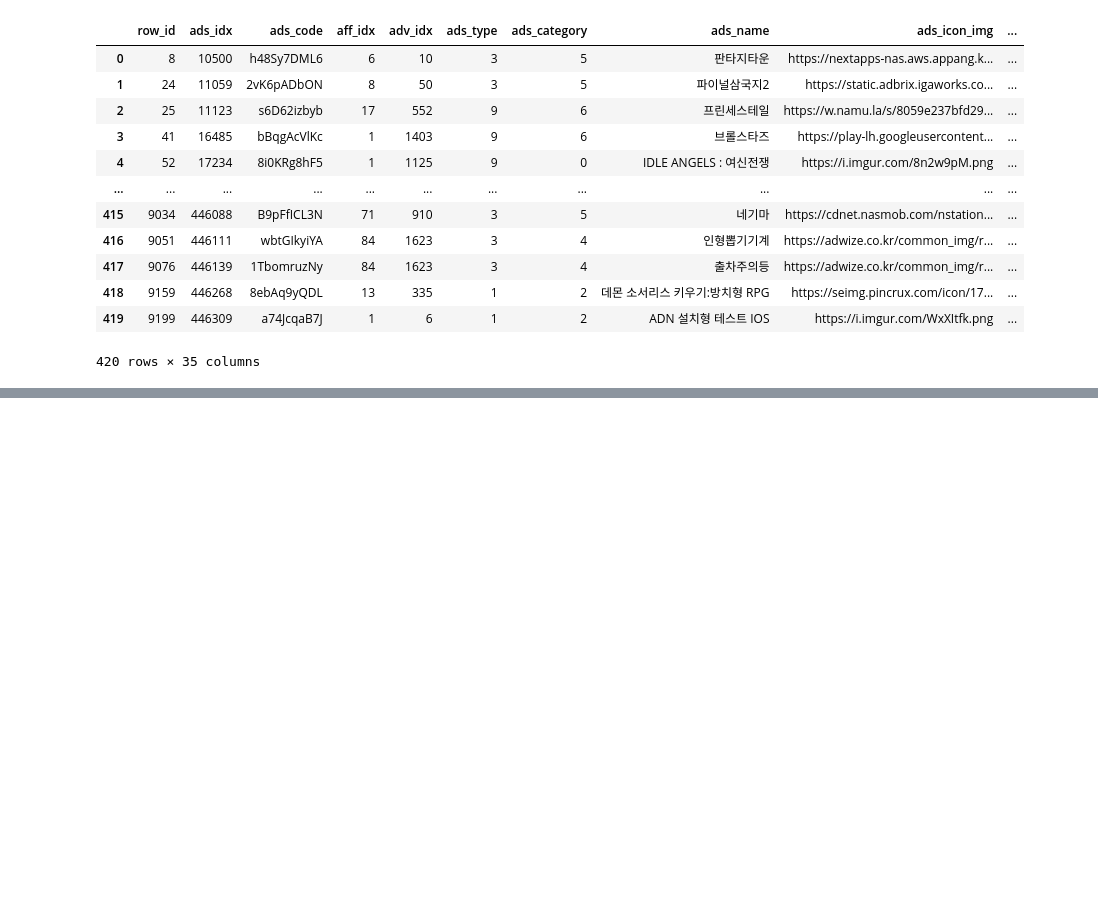
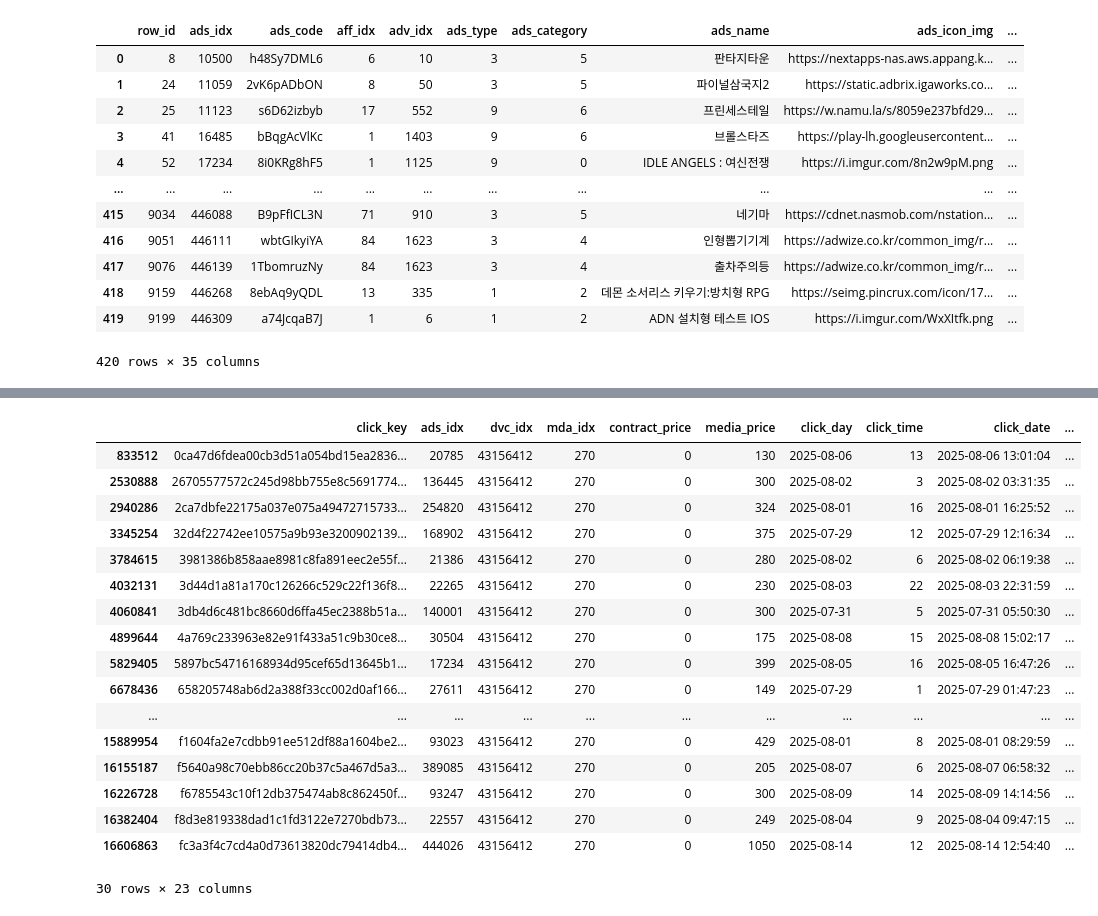
Before and after one commit to sese7414/reward_ads_project, a Jupyter notebook: Jiwon/eda.ipynb, the cells around one changed output, grey strips where cells are left out. Drawn from its saved outputs; the diff is of its cells as text; code cells hidden in the pictures; blank space fills up the shorter version.

```diff
--- a/Jiwon/eda.ipynb
+++ b/Jiwon/eda.ipynb
@@ -788,0 +683,3 @@ def map_with_ios(df, name_col="ads_name", thr=85, sleep=0.2):
+# %%
+user_43156412 = records_cln[records_cln['dvc_idx']==43156412]
+user_43156412
@@ -788,0 +700,21 @@ def map_with_ios(df, name_col="ads_name", thr=85, sleep=0.2):
+# %%
+user_43156412[user_43156412['conversion']==1]
+# %% [output]
+|  | click_key | ads_idx | dvc_idx | mda_idx | contract_price | media_price | click_day | click_time | click_date | ... |
+| 833512 | 0ca47d6fdea00cb3d51a054bd15ea2836... | 20785 | 43156412 | 270 | 0 | 130 | 2025-08-06 | 13 | 2025-08-06 13:01:04 | ... |
+| 2530888 | 26705577572c245d98bb755e8c5691774... | 136445 | 43156412 | 270 | 0 | 300 | 2025-08-02 | 3 | 2025-08-02 03:31:35 | ... |
+| 2940286 | 2ca7dbfe22175a037e075a49472715733... | 254820 | 43156412 | 270 | 0 | 324 | 2025-08-01 | 16 | 2025-08-01 16:25:52 | ... |
+| 3345254 | 32d4f22742ee10575a9b93e3200902139... | 168902 | 43156412 | 270 | 0 | 375 | 2025-07-29 | 12 | 2025-07-29 12:16:34 | ... |
+| 3784615 | 3981386b858aae8981c8fa891eec2e55f... | 21386 | 43156412 | 270 | 0 | 280 | 2025-08-02 | 6 | 2025-08-02 06:19:38 | ... |
+| 4032131 | 3d44d1a81a170c126266c529c22f136f8... | 22265 | 43156412 | 270 | 0 | 230 | 2025-08-03 | 22 | 2025-08-03 22:31:59 | ... |
+| 4060841 | 3db4d6c481bc8660d6ffa45ec2388b51a... | 140001 | 43156412 | 270 | 0 | 300 | 2025-07-31 | 5 | 2025-07-31 05:50:30 | ... |
+| 4899644 | 4a769c233963e82e91f433a51c9b30ce8... | 30504 | 43156412 | 270 | 0 | 175 | 2025-08-08 | 15 | 2025-08-08 15:02:17 | ... |
+| 5829405 | 5897bc54716168934d95cef65d13645b1... | 17234 | 43156412 | 270 | 0 | 399 | 2025-08-05 | 16 | 2025-08-05 16:47:26 | ... |
+| 6678436 | 658205748ab6d2a388f33cc002d0af166... | 27611 | 43156412 | 270 | 0 | 149 | 2025-07-29 | 1 | 2025-07-29 01:47:23 | ... |
+| ... | ... | ... | ... | ... | ... | ... | ... | ... | ... | ... |
+| 15889954 | f1604fa2e7cdbb91ee512df88a1604be2... | 93023 | 43156412 | 270 | 0 | 429 | 2025-08-01 | 8 | 2025-08-01 08:29:59 | ... |
+| 16155187 | f5640a98c70ebb86cc20b37c5a467d5a3... | 389085 | 43156412 | 270 | 0 | 205 | 2025-08-07 | 6 | 2025-08-07 06:58:32 | ... |
+| 16226728 | f6785543c10f12db375474ab8c862450f... | 93247 | 43156412 | 270 | 0 | 300 | 2025-08-09 | 14 | 2025-08-09 14:14:56 | ... |
+| 16382404 | f8d3e819338dad1c1fd3122e7270bdb73... | 22557 | 43156412 | 270 | 0 | 249 | 2025-08-04 | 9 | 2025-08-04 09:47:15 | ... |
+| 16606863 | fc3a3f4c7cd4a0d73613820dc79414db4... | 444026 | 43156412 | 270 | 0 | 1050 | 2025-08-14 | 12 | 2025-08-14 12:54:40 | ... |
+30 rows × 23 columns
```
Also changed, not shown: parts of 70 cells of this notebook.
